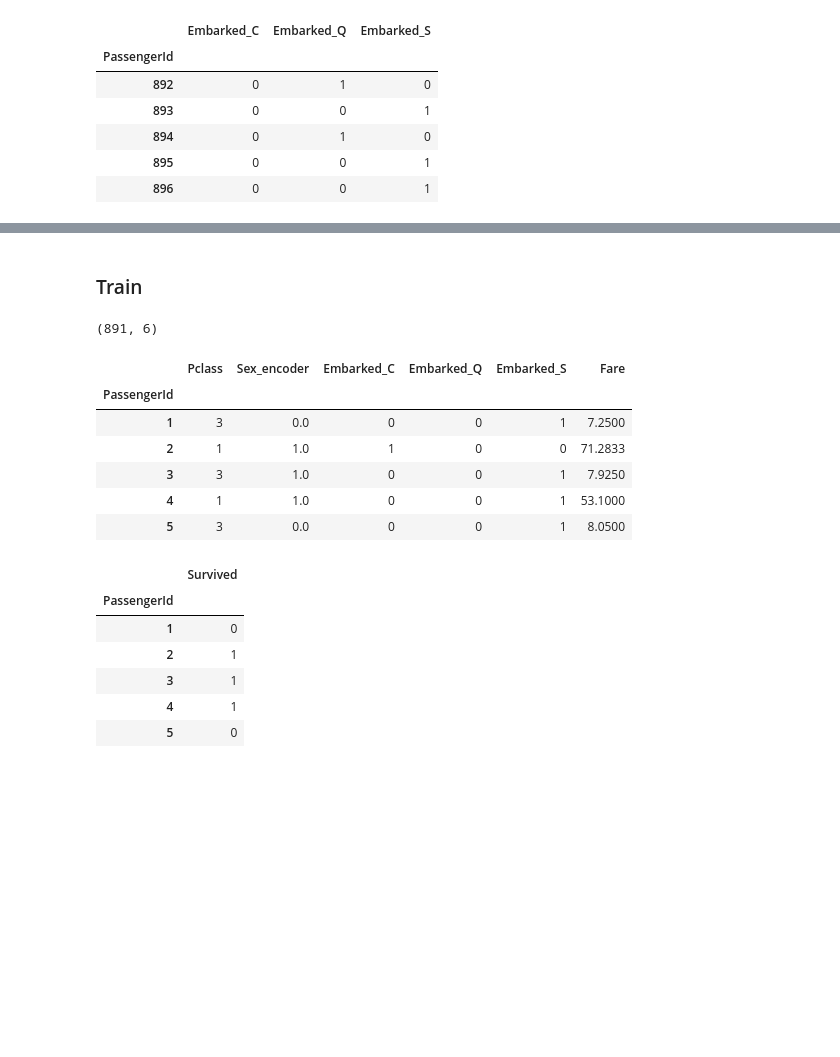
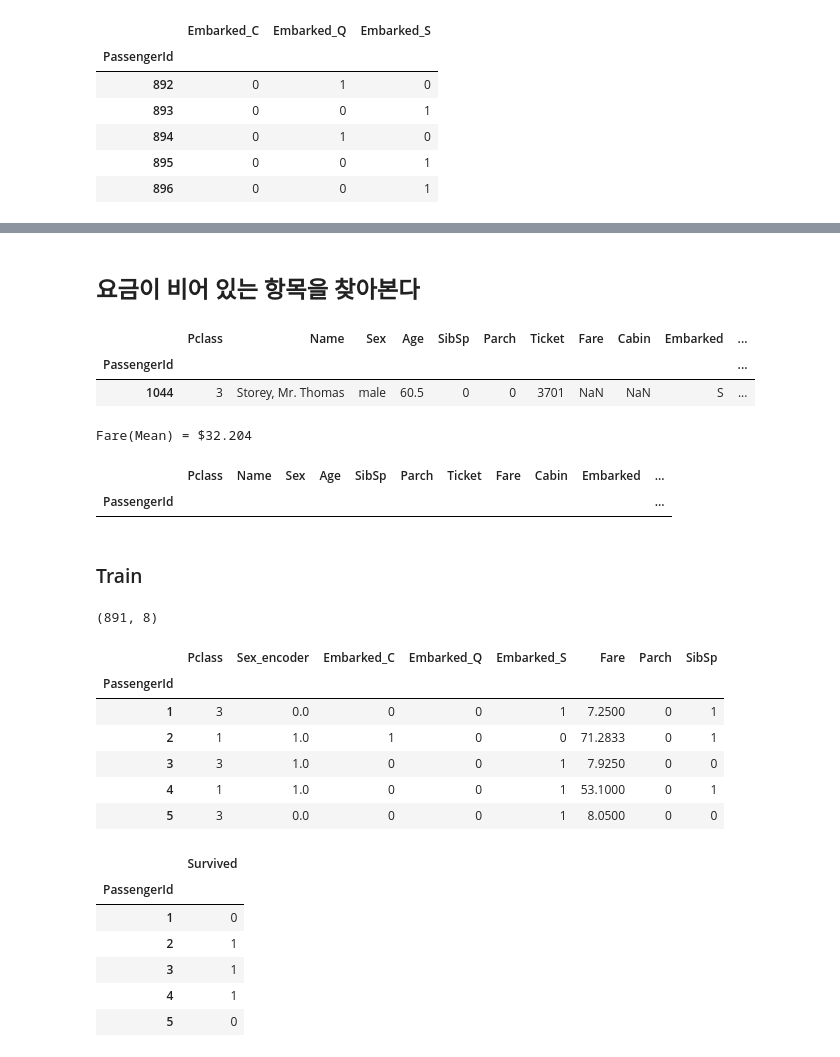
Before and after one commit to Super-rookie-Py/Titanic-Survivols, a Jupyter notebook: Titanic Survivols.ipynb, the cells around one changed output, grey strips where cells are left out. Saved outputs shown, nothing was run; the diff lists cells and outputs as text; code cells hidden in the pictures; blank space fills up the shorter version.

```diff
--- a/Titanic Survivols.ipynb
+++ b/Titanic Survivols.ipynb
@@ -77,9 +77,6 @@ test.head()
 | 894 | 2 | Myles, Mr. Thomas Francis | male | 62.0 | 0 | 0 | 240276 | 9.6875 | NaN | Q | ... |
 | 895 | 3 | Wirz, Mr. Albert | male | 27.0 | 0 | 0 | 315154 | 8.6625 | NaN | S | ... |
 | 896 | 3 | Hirvonen, Mrs. Alexander (Helga E... | female | 22.0 | 1 | 1 | 3101298 | 12.2875 | NaN | S | ... |
-# %%
-train = train.drop(["Cabin","Ticket","Name","Age","Sex"],axis =1)
-test = test.drop(["Cabin","Ticket","Name","Age","Sex"],axis =1)
 # %%
 train.head()
 # %% [output]
@@ -196,21 +156,42 @@ test.head()
+# %% [markdown]
+## 요금이 비어 있는 항목을 찾아본다
+# %%
+test[pd.isnull(test["Fare"])]
+# %% [output]
+|  | Pclass | Name | Sex | Age | SibSp | Parch | Ticket | Fare | Cabin | Embarked | ... |
+| PassengerId |  |  |  |  |  |  |  |  |  |  | ... |
+| 1044 | 3 | Storey, Mr. Thomas | male | 60.5 | 0 | 0 | 3701 | NaN | NaN | S | ... |
+# %%
+# 비어 있는 요금 항목을, 요금의 평균치로 대체한다
+mean_fare = train["Fare"].mean()
+print("Fare(Mean) = ${0:.3f}".format(mean_fare))
+# %% [output]
+Fare(Mean) = $32.204
+# %%
+test.loc[pd.isnull(test["Fare"]), "Fare"] = mean_fare
+
+test[pd.isnull(test["Fare"])]
+# %% [output]
+|  | Pclass | Name | Sex | Age | SibSp | Parch | Ticket | Fare | Cabin | Embarked | ... |
+| PassengerId |  |  |  |  |  |  |  |  |  |  | ... |
 # %% [markdown]
 ### Train
 # %%
-feature_names = ["Pclass", "Sex_encoder", "Embarked_C","Embarked_Q","Embarked_S","Fare"]
+feature_names = ["Pclass", "Sex_encoder", "Embarked_C","Embarked_Q","Embarked_S","Fare","Parch","SibSp"]
 
 X_train = train[feature_names]
 
 print(X_train.shape)
 X_train.head()
 # %% [output]
-(891, 6)
+(891, 8)
-|  | Pclass | Sex_encoder | Embarked_C | Embarked_Q | Embarked_S | Fare |
-| PassengerId |  |  |  |  |  |  |
-| 1 | 3 | 0.0 | 0 | 0 | 1 | 7.2500 |
-| 2 | 1 | 1.0 | 1 | 0 | 0 | 71.2833 |
-| 3 | 3 | 1.0 | 0 | 0 | 1 | 7.9250 |
-| 4 | 1 | 1.0 | 0 | 0 | 1 | 53.1000 |
-| 5 | 3 | 0.0 | 0 | 0 | 1 | 8.0500 |
+|  | Pclass | Sex_encoder | Embarked_C | Embarked_Q | Embarked_S | Fare | Parch | SibSp |
+| PassengerId |  |  |  |  |  |  |  |  |
+| 1 | 3 | 0.0 | 0 | 0 | 1 | 7.2500 | 0 | 1 |
+| 2 | 1 | 1.0 | 1 | 0 | 0 | 71.2833 | 0 | 1 |
+| 3 | 3 | 1.0 | 0 | 0 | 1 | 7.9250 | 0 | 0 |
+| 4 | 1 | 1.0 | 0 | 0 | 1 | 53.1000 | 0 | 1 |
+| 5 | 3 | 0.0 | 0 | 0 | 1 | 8.0500 | 0 | 0 |
 # %%
 label_name = ["Survived"]
 
```
Also changed, not shown: parts of 38 cells of this notebook.
